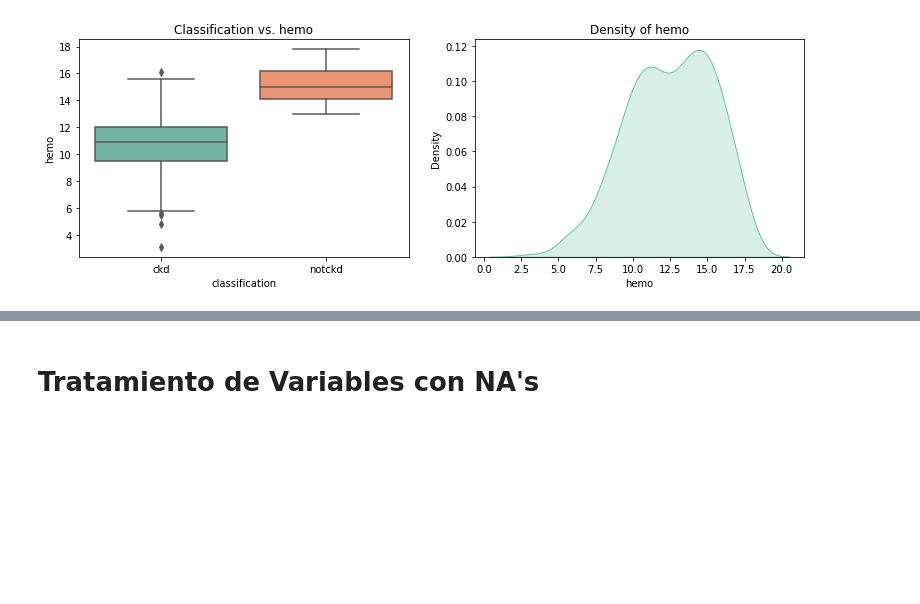
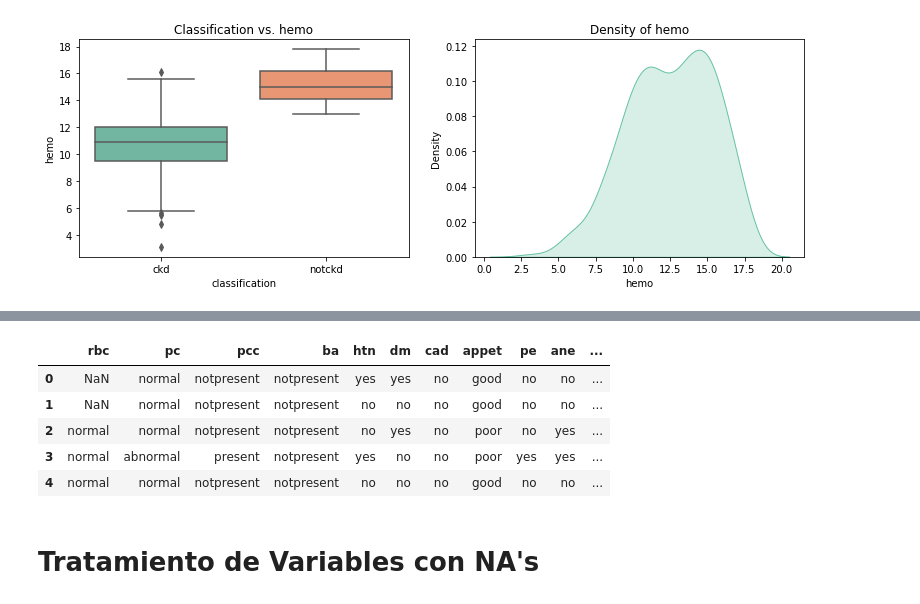
Before and after one commit to andrear17/Proyecto_Final_PD, a Jupyter notebook: Proyecto.ipynb, the cells around one changed output, grey strips where cells are left out. Cells and saved outputs as stored; diff of their text form; code cells hidden in the pictures; blank space fills up the shorter version.

```diff
--- a/Proyecto.ipynb
+++ b/Proyecto.ipynb
@@ -169,3 +213,12 @@ for idx, var in enumerate(cont_vars):
+# %%
+data[cat_vars].head()
+# %% [output]
+|  | rbc | pc | pcc | ba | htn | dm | cad | appet | pe | ane | ... |
+| 0 | NaN | normal | notpresent | notpresent | yes | yes | no | good | no | no | ... |
+| 1 | NaN | normal | notpresent | notpresent | no | no | no | good | no | no | ... |
+| 2 | normal | normal | notpresent | notpresent | no | yes | no | poor | no | yes | ... |
+| 3 | normal | abnormal | present | notpresent | yes | no | no | poor | yes | yes | ... |
+| 4 | normal | normal | notpresent | notpresent | no | no | no | good | no | no | ... |
 # %% [markdown]
 # Tratamiento de Variables con NA's
 # %% [markdown]
```
Also changed, not shown: parts of 9 cells of this notebook.
